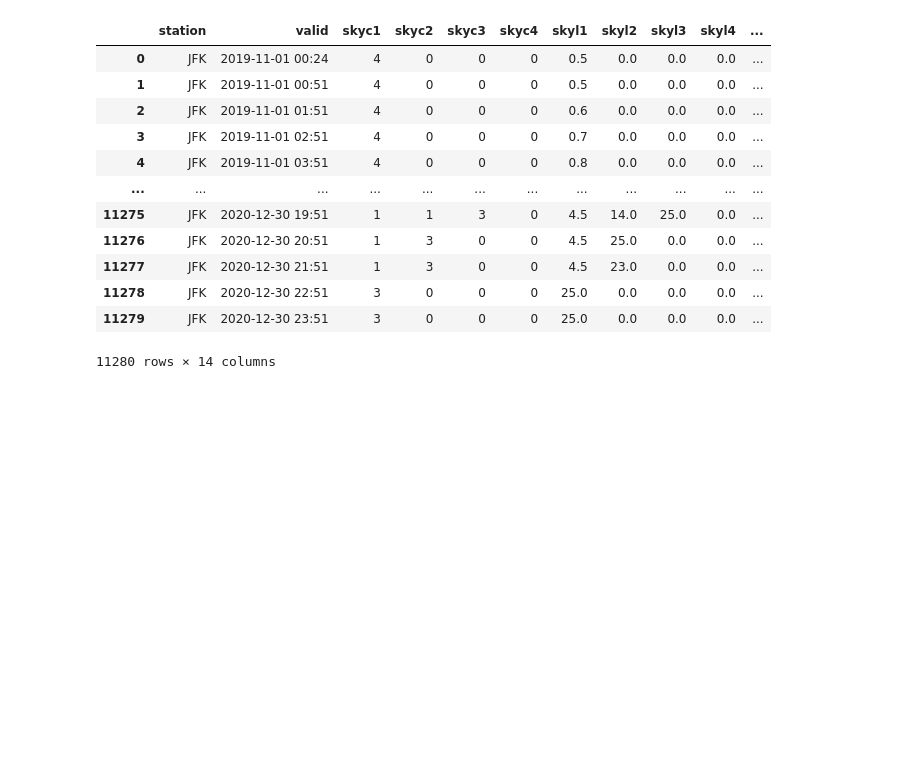
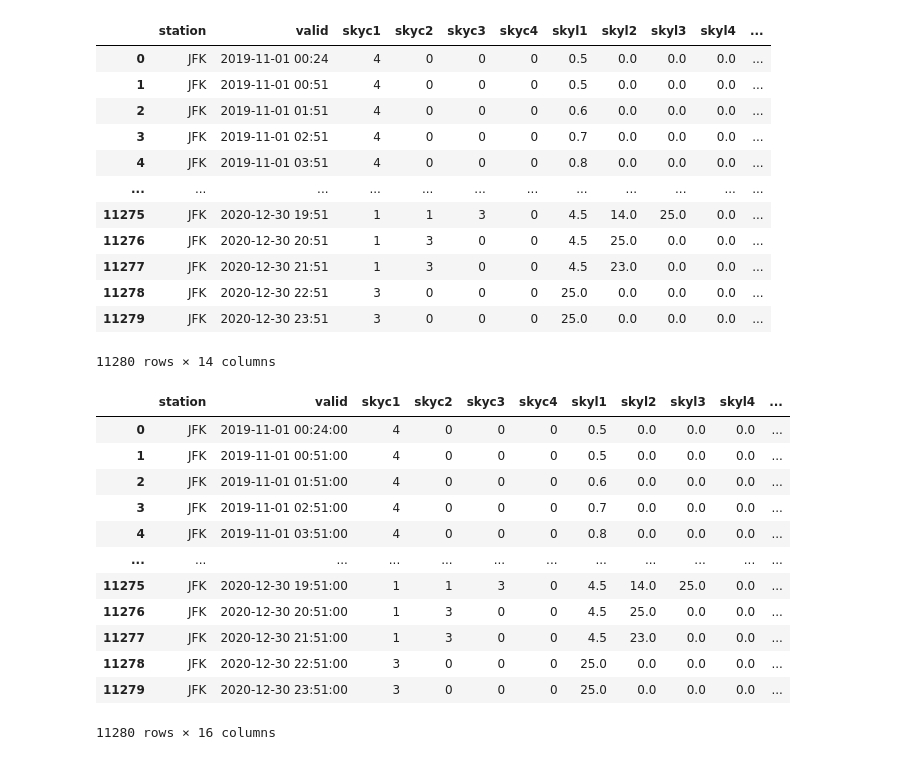
Before and after one commit to Subaruuwu/forecasting_aircraft_delays, a Jupyter notebook: metair_data_exploratory.ipynb, the cells around one changed output. Cells and saved outputs as stored; diff of their text form; code cells hidden in the pictures; blank space fills up the shorter version.

```diff
--- a/metair_data_exploratory.ipynb
+++ b/metair_data_exploratory.ipynb
@@ -169,0 +162,16 @@ data_enhanced
+# %%
+data_enhanced
+# %% [output]
+|  | station | valid | skyc1 | skyc2 | skyc3 | skyc4 | skyl1 | skyl2 | skyl3 | skyl4 | ... |
+| 0 | JFK | 2019-11-01 00:24:00 | 4 | 0 | 0 | 0 | 0.5 | 0.0 | 0.0 | 0.0 | ... |
+| 1 | JFK | 2019-11-01 00:51:00 | 4 | 0 | 0 | 0 | 0.5 | 0.0 | 0.0 | 0.0 | ... |
+| 2 | JFK | 2019-11-01 01:51:00 | 4 | 0 | 0 | 0 | 0.6 | 0.0 | 0.0 | 0.0 | ... |
+| 3 | JFK | 2019-11-01 02:51:00 | 4 | 0 | 0 | 0 | 0.7 | 0.0 | 0.0 | 0.0 | ... |
+| 4 | JFK | 2019-11-01 03:51:00 | 4 | 0 | 0 | 0 | 0.8 | 0.0 | 0.0 | 0.0 | ... |
+| ... | ... | ... | ... | ... | ... | ... | ... | ... | ... | ... | ... |
+| 11275 | JFK | 2020-12-30 19:51:00 | 1 | 1 | 3 | 0 | 4.5 | 14.0 | 25.0 | 0.0 | ... |
+| 11276 | JFK | 2020-12-30 20:51:00 | 1 | 3 | 0 | 0 | 4.5 | 25.0 | 0.0 | 0.0 | ... |
+| 11277 | JFK | 2020-12-30 21:51:00 | 1 | 3 | 0 | 0 | 4.5 | 23.0 | 0.0 | 0.0 | ... |
+| 11278 | JFK | 2020-12-30 22:51:00 | 3 | 0 | 0 | 0 | 25.0 | 0.0 | 0.0 | 0.0 | ... |
+| 11279 | JFK | 2020-12-30 23:51:00 | 3 | 0 | 0 | 0 | 25.0 | 0.0 | 0.0 | 0.0 | ... |
+11280 rows × 16 columns
```
Also changed, not shown: parts of 16 cells of this notebook, 4 other files.
